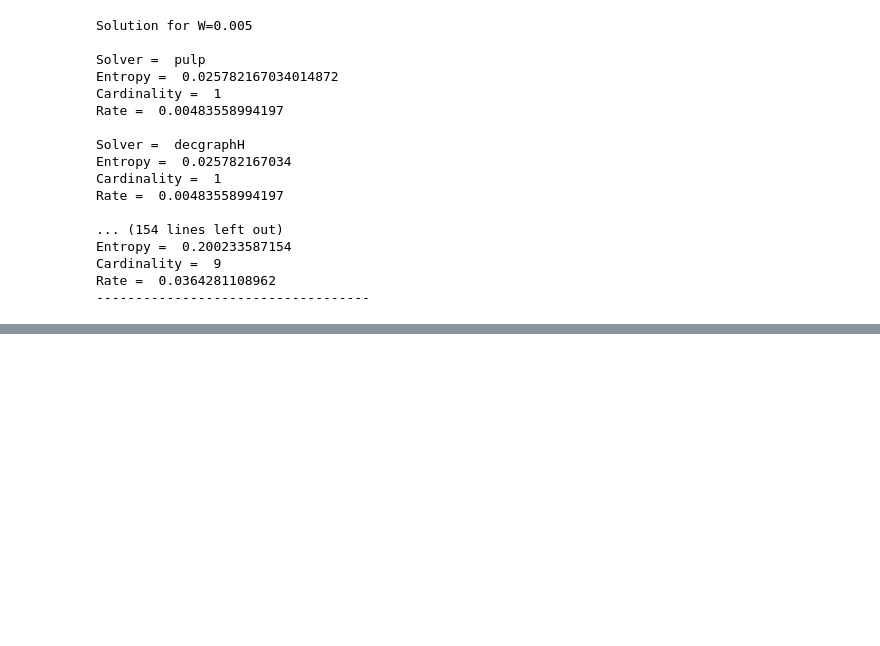
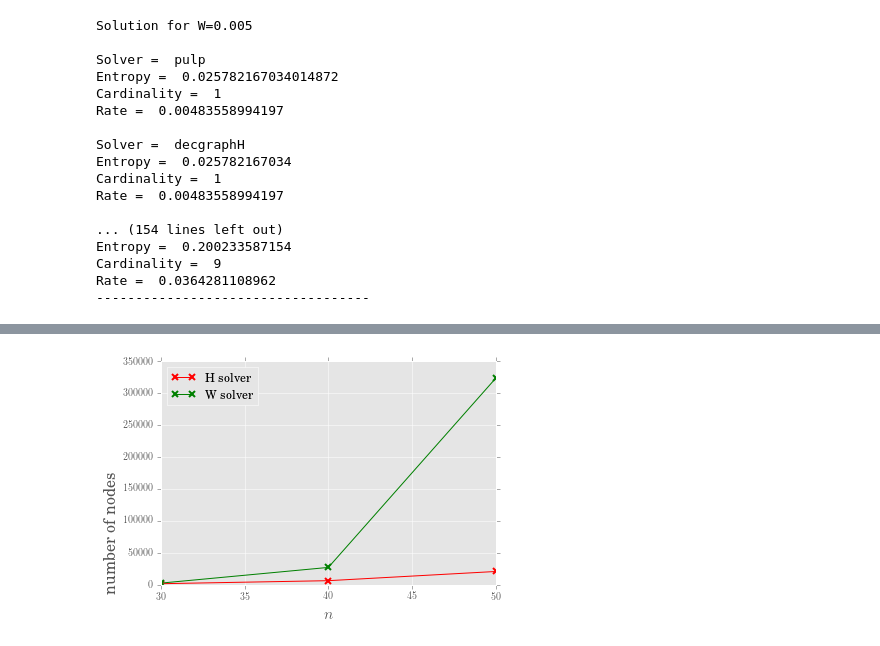
Before and after one commit to nareto/BPV, a Jupyter notebook: plot5-W-number_of_nodes-scatter.ipynb, the cells around one changed output, grey strips where cells are left out. Drawn from its saved outputs; the diff is of its cells as text; code cells hidden in the pictures; blank space fills up the shorter version.

```diff
--- a/plot5-W-number_of_nodes-scatter.ipynb
+++ b/plot5-W-number_of_nodes-scatter.ipynb
@@ -144,0 +218,21 @@ print(Hnnodes2,'\n',Wnnodes2)
+# %%
+matplotlib.style.use('ggplot')
+#plt.rcdefaults()
+
+label_size = 16
+ms = 2
+_dpi = 250
+#plt.ylim((-100,int(10e5)))
+ax = plt.gca()
+ax.set_yscale('linear')
+plt.rc('text', usetex=True)
+plt.rc('font', family='serif')
+plt.plot(nvalues,Hnnodes3,'rx-',label='H solver',markeredgewidth=ms)
+plt.plot(nvalues,Wnnodes3,'gx-',label='W solver',markeredgewidth=ms)
+plt.legend(loc=2)
+plt.xlabel(r'$n$',fontsize=label_size)
+plt.ylabel(r'number of nodes',rotation='vertical', fontsize=label_size, horizontalalignment='right')
+#plt.savefig("/home/renato/tesi/testogit/img/nnodesN.png",dpi=_dpi,bbox_inches='tight')
+plt.show()
+# %% [output]
+[figure, added]
```
Also changed, not shown: parts of 8 cells of this notebook, 2 other files.
